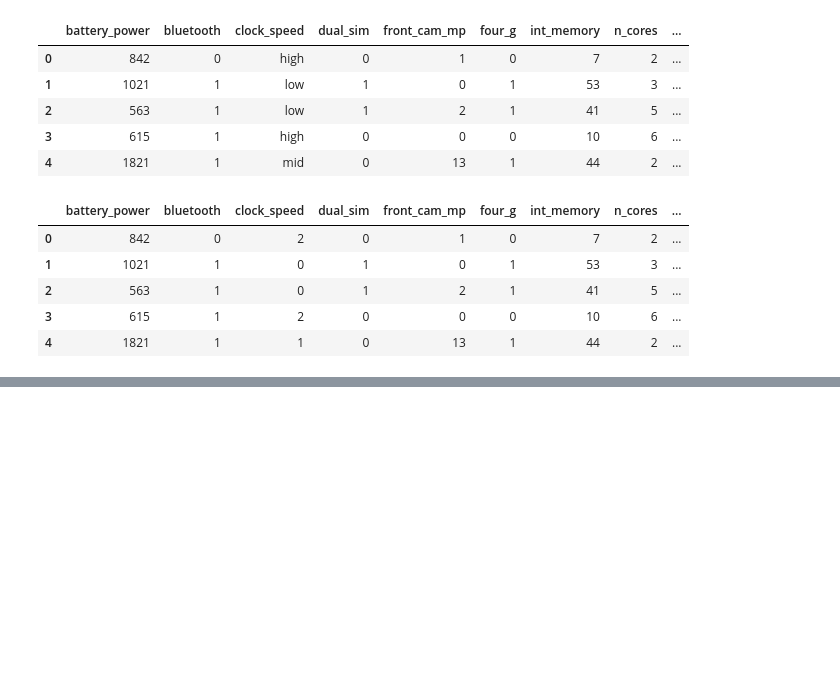
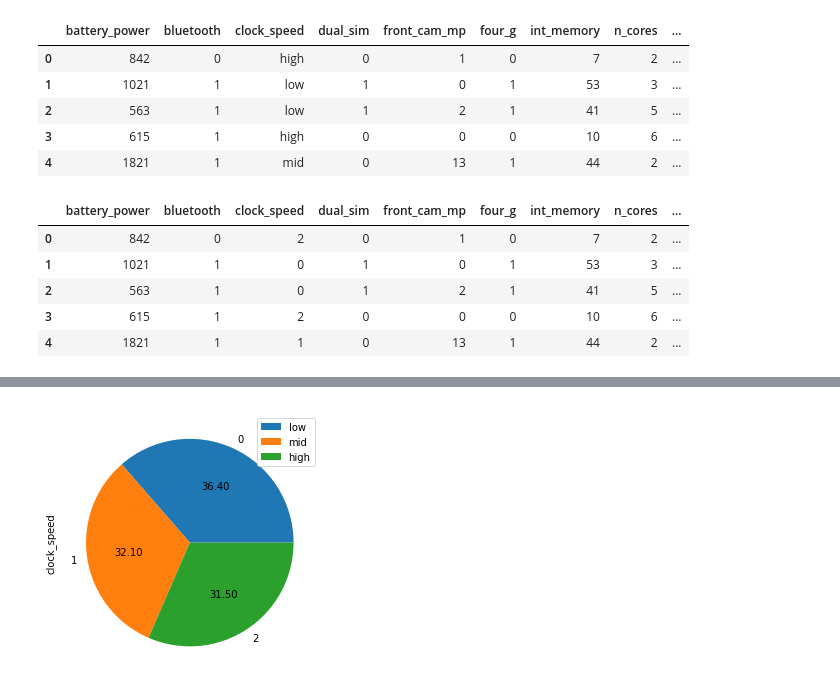
Before and after one commit to akshaysalunke13/ML-CourseProject, a Jupyter notebook: New.ipynb, the cells around one changed output, grey strips where cells are left out. Drawn from its saved outputs; the diff is of its cells as text; code cells hidden in the pictures; blank space fills up the shorter version.

```diff
--- a/New.ipynb
+++ b/New.ipynb
@@ -385,0 +240,8 @@ df[df['ram_binned'] == 1.0]['ram'].describe()
+# %%
+labels=['low','mid','high']
+df['clock_speed'].value_counts().plot(kind='pie',autopct='%.2f')
+plt.tight_layout()
+plt.legend(labels)
+plt.show()
+# %% [output]
+[figure, added]
```
Also changed, not shown: parts of 39 cells of this notebook.
